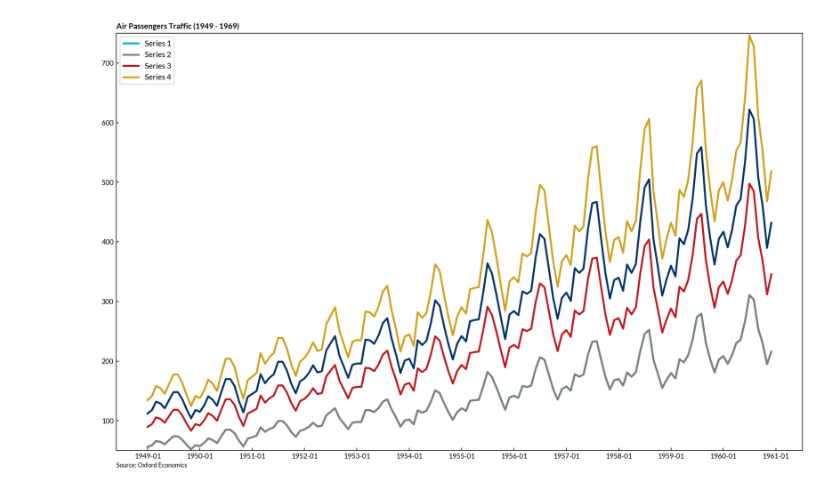
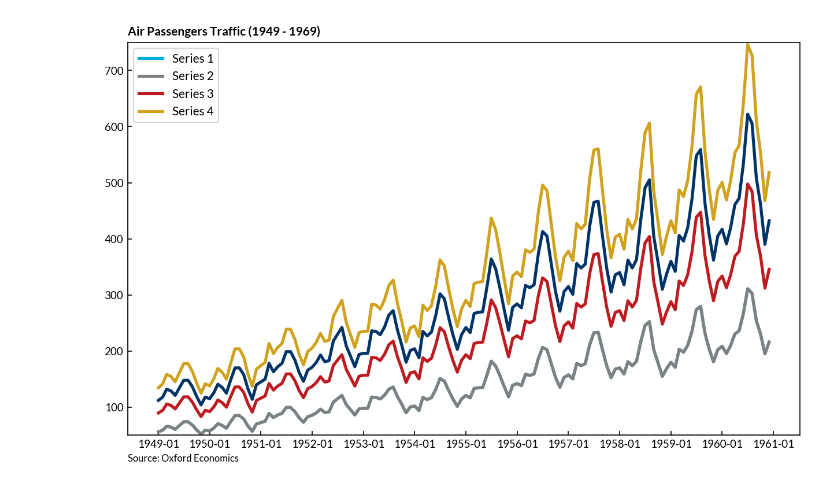
Before and after one commit to TourismEconomics/te-styles, a Jupyter notebook: examples.ipynb, the cells around one changed output. Cells and saved outputs as stored; diff of their text form; code cells hidden in the pictures.

```diff
--- a/examples.ipynb
+++ b/examples.ipynb
@@ -11,32 +11,32 @@ styles.init_styles()
 
 # Import Data (using sample data for now)
 df = pd.read_csv('https://github.com/selva86/datasets/raw/master/AirPassengers.csv')
 
 
 # Draw Plot
-plt.figure(figsize=(16,10), dpi= 150)
+plt.figure(figsize=(10,6), dpi= 150)
 ax = plt.gca()
 
 df['date'] = pd.to_datetime(df['date'])
 
 plt.plot(df['date'], df['value'])
 plt.plot(df['date'], df['value'] * 0.5, label="Series 1")
 plt.plot(df['date'], df['value'] * 0.5, label="Series 2")
 plt.plot(df['date'], df['value'] * 0.8, label="Series 3")
 plt.plot(df['date'], df['value'] * 1.2, label="Series 4")
 # Decoration
 plt.ylim(50, 750)
 plt.legend()
 
 ax.xaxis.set_major_locator(mdates.YearLocator(1, month=1))
 ax.xaxis.set_major_formatter(mdates.DateFormatter('%Y-%m'))
 
 plt.xticks(rotation=0)
 
 plt.title("Air Passengers Traffic (1949 - 1969)", loc="left")
 
 plt.xlabel('Source: Oxford Economics', wrap=True, horizontalalignment='left', fontsize=8, x=0)
 
 plt.show()
 # %% [output]
-[figure, old version]
+[figure, new version]
```
